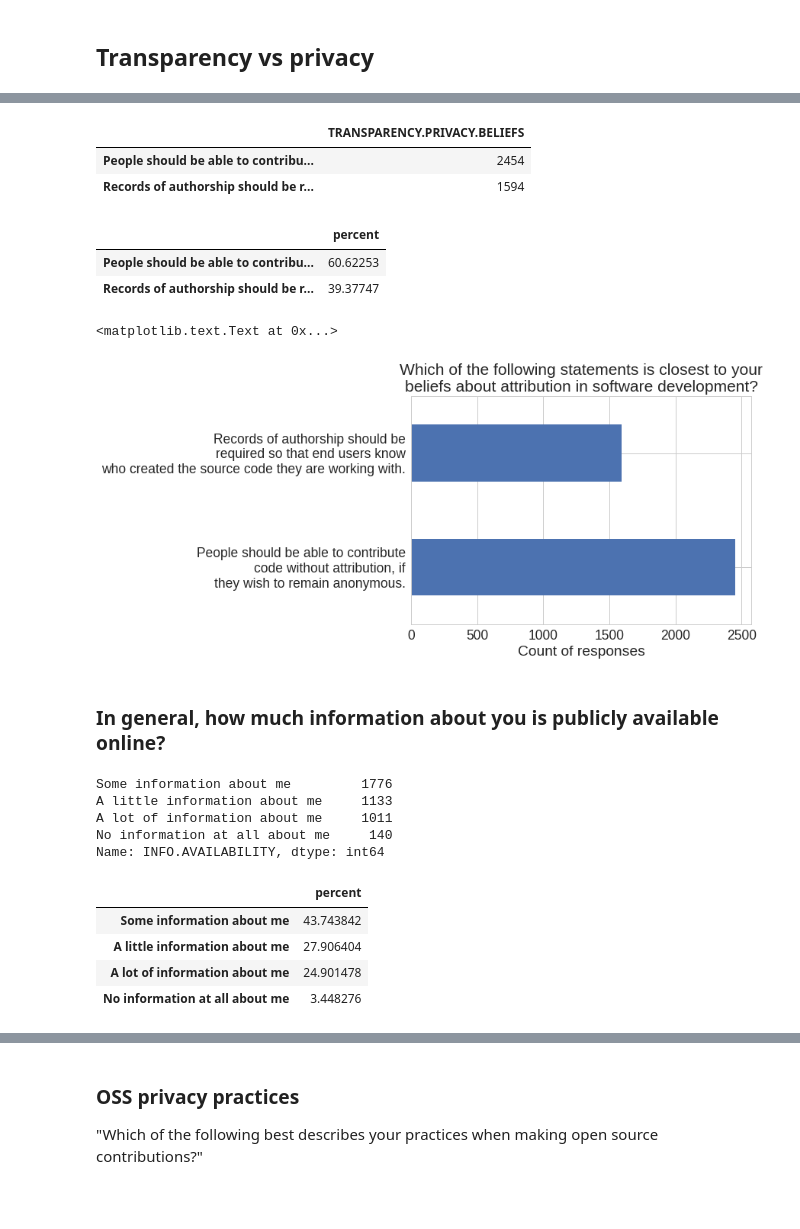
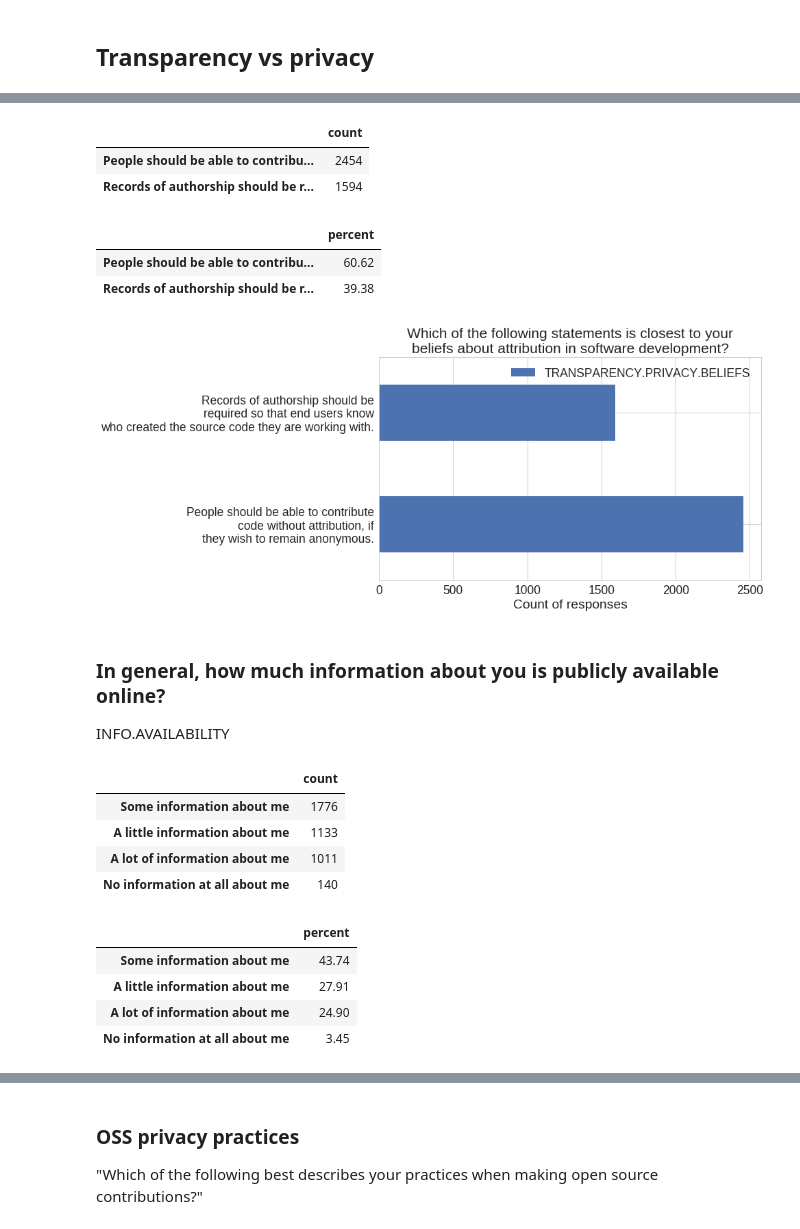
Before and after one commit to staeiou/github-survey-analysis, a Jupyter notebook: github-survey-descriptive-stats.ipynb, the cells around one changed output, grey strips where cells are left out. Saved outputs shown, nothing was run; the diff lists cells and outputs as text; code cells hidden in the pictures; blank space fills up the shorter version.

```diff
--- a/github-survey-descriptive-stats.ipynb
+++ b/github-survey-descriptive-stats.ipynb
@@ -723,44 +758,48 @@ legend.get_frame().set_facecolor('white')
 # %%
-pd.DataFrame(survey_df['TRANSPARENCY.PRIVACY.BELIEFS'].value_counts())
+counts_df = pd.DataFrame(survey_df['TRANSPARENCY.PRIVACY.BELIEFS'].value_counts())
+counts_df.columns=["count"]
+counts_df
 # %% [output]
-|  | TRANSPARENCY.PRIVACY.BELIEFS |
+|  | count |
 | People should be able to contribu... | 2454 |
 | Records of authorship should be r... | 1594 |
 # %%
-prop_df = pd.DataFrame((survey_df['TRANSPARENCY.PRIVACY.BELIEFS'].value_counts(normalize=True)*100))
+prop_df = pd.DataFrame((survey_df['TRANSPARENCY.PRIVACY.BELIEFS'].value_counts(normalize=True).round(4)*100))
 prop_df.columns=["percent"]
 prop_df
 # %% [output]
 |  | percent |
-| People should be able to contribu... | 60.62253 |
-| Records of authorship should be r... | 39.37747 |
+| People should be able to contribu... | 60.62 |
+| Records of authorship should be r... | 39.38 |
 # %%
-ax = survey_df['TRANSPARENCY.PRIVACY.BELIEFS'].value_counts().plot(kind='barh')
+ax = pd.DataFrame(survey_df['TRANSPARENCY.PRIVACY.BELIEFS'].value_counts()).plot(kind='barh', figsize=[10,6])
 plt.title("Which of the following statements is closest to your\nbeliefs about attribution in software development?")
 ax.set_yticklabels(["People should be able to contribute\ncode without attribution, if\nthey wish to remain anonymous.",
                     "Records of authorship should be\nrequired so that end users know\nwho created the source code they are working with."])
-ax.set_xlabel("Count of responses")
+t = ax.set_xlabel("Count of responses")
 # %% [output]
-<matplotlib.text.Text at 0x...>
-[figure, old version]
+[figure, new version]
 # %% [markdown]
 ### In general, how much information about you is publicly available online?
+INFO.AVAILABILITY
-# %%
-survey_df['INFO.AVAILABILITY'].value_counts()
-# %% [output]
-Some information about me         1776
-A little information about me     1133
-A lot of information about me     1011
-No information at all about me     140
-Name: INFO.AVAILABILITY, dtype: int64
+# %%
+count_df = pd.DataFrame(survey_df['INFO.AVAILABILITY'].value_counts())
+count_df.columns=["count"]
+count_df
+# %% [output]
+|  | count |
+| Some information about me | 1776 |
+| A little information about me | 1133 |
+| A lot of information about me | 1011 |
+| No information at all about me | 140 |
 # %%
-prop_df = pd.DataFrame((survey_df['INFO.AVAILABILITY'].value_counts(normalize=True)*100))
+prop_df = pd.DataFrame((survey_df['INFO.AVAILABILITY'].value_counts(normalize=True).round(4)*100))
 prop_df.columns=["percent"]
 prop_df
 # %% [output]
 |  | percent |
-| Some information about me | 43.743842 |
-| A little information about me | 27.906404 |
-| A lot of information about me | 24.901478 |
-| No information at all about me | 3.448276 |
+| Some information about me | 43.74 |
+| A little information about me | 27.91 |
+| A lot of information about me | 24.90 |
+| No information at all about me | 3.45 |
 # %%
```
Also changed, not shown: parts of 273 cells of this notebook.
